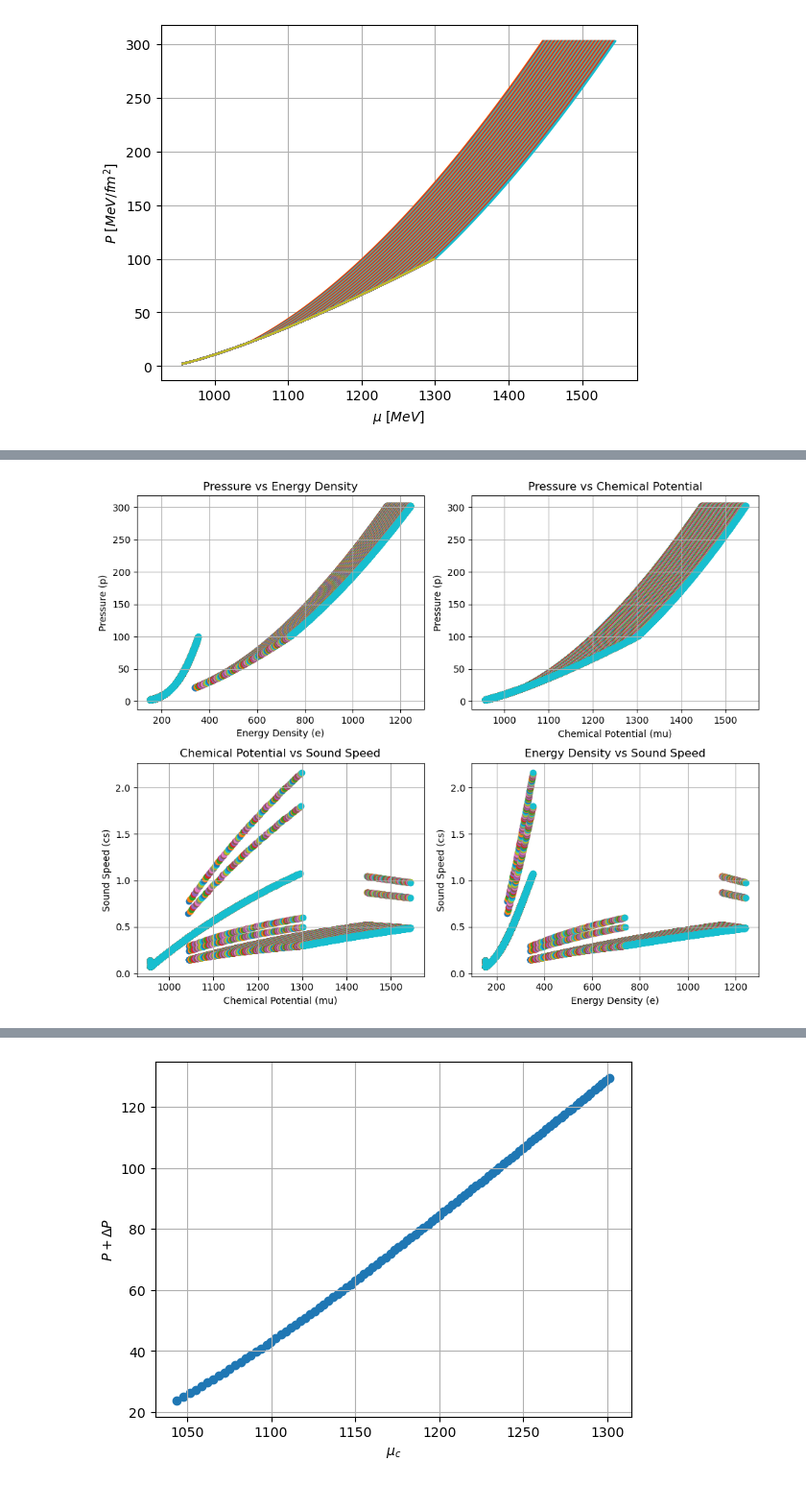
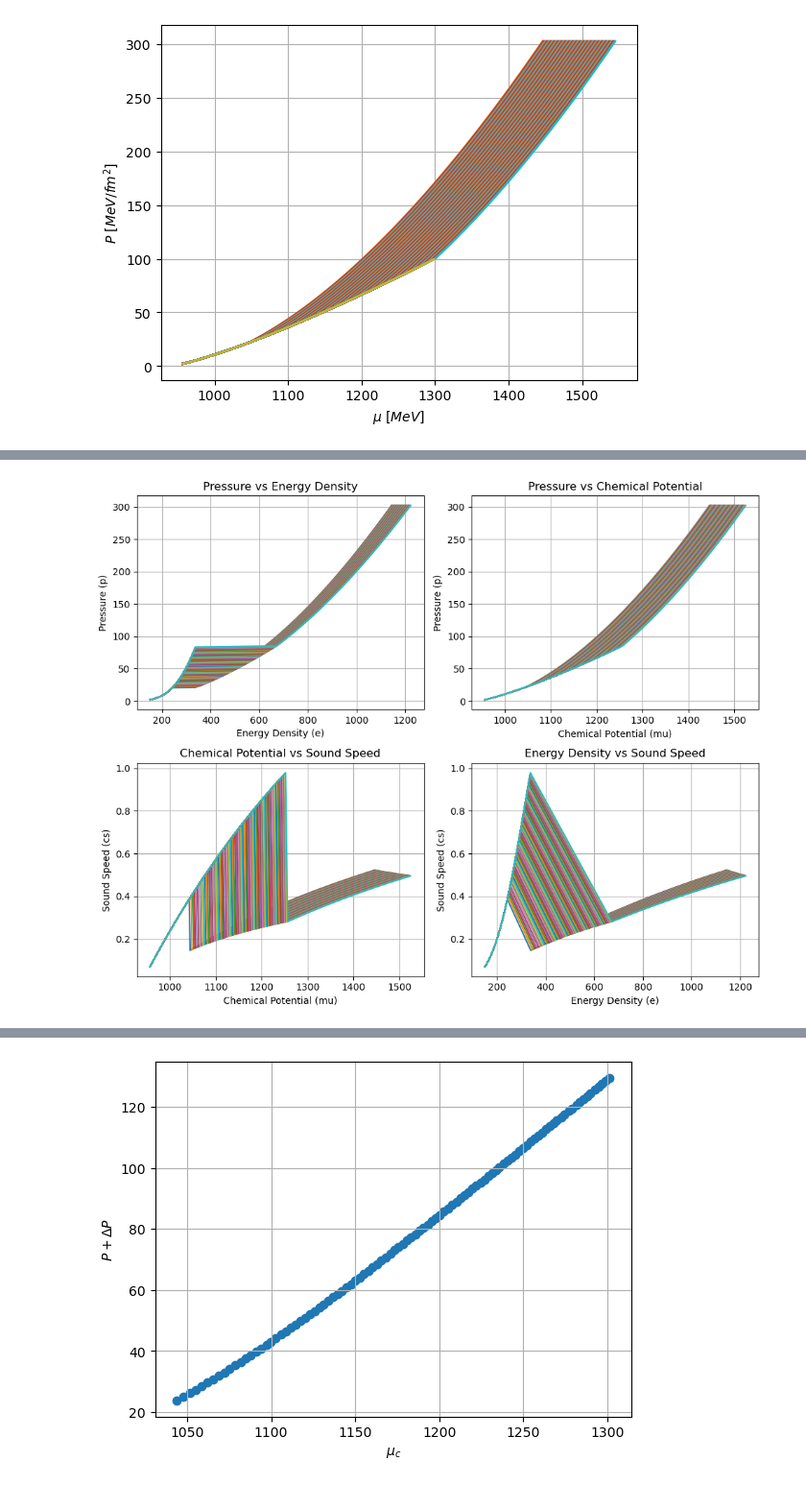
Before and after one commit to katta626/Phase_Transition, a Jupyter notebook: code/Quadraticfit/Different_Transition point.ipynb, the cells around one changed output, grey strips where cells are left out. Shown: that part at 96% size. Saved outputs shown, nothing was run; the diff lists cells and outputs as text; code cells hidden in the pictures.

```diff
--- a/code/Quadraticfit/Different_Transition point.ipynb
+++ b/code/Quadraticfit/Different_Transition point.ipynb
@@ -101,6 +101,7 @@ P_crit = []
 mu_crit = []
 
 combined_mu_curves, combined_p_curves = [], []
+index_points =[]
 
 # Loop over all the mu_quark sets in mu_quark_new
 for i, mu_quark_set in enumerate(mu_quark_new):
@@ -125,6 +126,8 @@ for i, mu_quark_set in enumerate(mu_quark_new):
     # Find the closest index in the original arrays to this intersection point
     index_had_closest = (np.abs(x1 - x_intersect)).argmin()
     index_quark_closest = (np.abs(x2 - x_intersect)).argmin()
+
+    index_points.append(index_had_closest)
 
     # Slice the original arrays at the closest intersection points
     mu_had_1 = x1[:index_had_closest]
@@ -163,6 +166,18 @@ plt.grid()
 plt.show()
 # %% [output]
 [figure]
+# %%
+def gradient(n, m):
+
+    if len(n) != len(m):
+        raise ValueError("n and m must have the same length.")
+
+    gradients = []
+    for i in range(len(n) - 1):  # Loop up to the second-to-last element
+        grad = (n[i + 1] - n[i]) / (m[i + 1] - m[i])
+        gradients.append(grad)
+
+    return gradients
 # %%
 combined_n = []
 combined_e = []
@@ -187,12 +202,17 @@ for i in range(len(combined_P_curves_had)):
     e_curve_2 = (gradient_2*mu_curve_2)-P_curve_2
     cs2_2 = np.gradient(P_curve_2,e_curve_2)
 
+    P_curve_22 = np.linspace(P_curve_1[-1],P_curve_1[-1],10)
+    mu_curve_22 = np.linspace(mu_curve_1[-1],mu_curve_1[-1],10)
+    e_curve_22 = np.linspace(e_curve_1[-1],e_curve_2[0],10)
+    cs2_22 = np.gradient(P_curve_22,e_curve_22)
+
     combined_n.append(np.concatenate((gradient_1,gradient_2)))
-    combined_e.append(np.concatenate((e_curve_1,e_curve_2)))
-    combined_cs2.append(np.concatenate((cs2_1,cs2_2)))
-    combined_p_1.append(np.concatenate((P_curve_1,P_curve_2)))
-    combined_mu_1.append(np.concatenate((mu_curve_1,mu_curve_2)))
+    combined_e.append(np.concatenate((e_curve_1,e_curve_22,e_curve_2)))
+    combined_cs2.append(np.concatenate((cs2_1,cs2_22,cs2_2)))
+    combined_p_1.append(np.concatenate((P_curve_1,P_curve_22,P_curve_2)))
+    combined_mu_1.append(np.concatenate((mu_curve_1,mu_curve_22,mu_curve_2)))
 
 
-    cs2_11 = np.gradient(np.concatenate((P_curve_1,P_curve_2)),np.concatenate((e_curve_1,e_curve_2)))
+    cs2_11 = np.gradient(np.concatenate((P_curve_1,P_curve_22,P_curve_2)),np.concatenate((e_curve_1,e_curve_22,e_curve_2)))
     combined_cs2_11.append(cs2_11)
@@ -206,19 +295,19 @@ plt.show()
 # %%
-e_total, p_total, mu_total, cs_total = combined_e, combined_p_1, combined_mu_1, combined_cs2_11
+e_total, p_total, mu_total, cs_total = combined_e, combined_p_1, combined_mu_1, combined_cs2
 # %%
 fig, axes = plt.subplots(2, 2, figsize=(10, 8))
-for i in range(len(p_total)):
+for i in range(len(p_total)-20):
     # Plot 1: Pressure vs Energy Density
-    axes[0, 0].scatter(e_total[i], p_total[i])
+    axes[0, 0].plot(e_total[i], p_total[i][:-1])
 
     # Plot 2: Pressure vs Chemical Potential
-    axes[0, 1].scatter(mu_total[i], p_total[i])
+    axes[0, 1].plot(mu_total[i][:-1], p_total[i][:-1])
 
     # Plot 3: Chemical Potential vs Sound Speed
-    axes[1, 0].scatter(mu_total[i], cs_total[i])
+    axes[1, 0].plot(mu_total[i][:-2], cs_total[i])
 
     # Plot 4: Energy Density vs Sound Speed
-    axes[1, 1].scatter(e_total[i], cs_total[i])
+    axes[1, 1].plot(e_total[i][:-1], cs_total[i])
 
 # Adding titles, labels, and legends after the loop
 
@@ -229,34 +318,34 @@ axes[0, 0].set_ylabel('Pressure (p)')
 axes[0, 0].grid(True)
 #axes[0, 0].legend()
 
 # Plot 2: Pressure vs Chemical Potential
 axes[0, 1].set_title('Pressure vs Chemical Potential')
 axes[0, 1].set_xlabel('Chemical Potential (mu)')
 axes[0, 1].set_ylabel('Pressure (p)')
 axes[0, 1].grid(True)
 #axes[0, 1].legend()
 
 # Plot 3: Chemical Potential vs Sound Speed
 axes[1, 0].set_title('Chemical Potential vs Sound Speed')
 axes[1, 0].set_ylabel('Sound Speed (cs)')
 axes[1, 0].set_xlabel('Chemical Potential (mu)')
 axes[1, 0].grid(True)
 #axes[1, 0].legend()
 
 # Plot 4: Energy Density vs Sound Speed
 axes[1, 1].set_title('Energy Density vs Sound Speed')
 axes[1, 1].set_ylabel('Sound Speed (cs)')
 axes[1, 1].set_xlabel('Energy Density (e)')
 axes[1, 1].grid(True)
 #axes[1, 1].legend()
 
 # Adjust spacing between subplots
 plt.tight_layout()
 
 # Show the plot
 plt.show()
 # %% [output]
-[figure, old version]
+[figure, new version]
 # %%
 P_all = []
 P_all_1 = []
```
Also changed, not shown: parts of 9 cells of this notebook.
